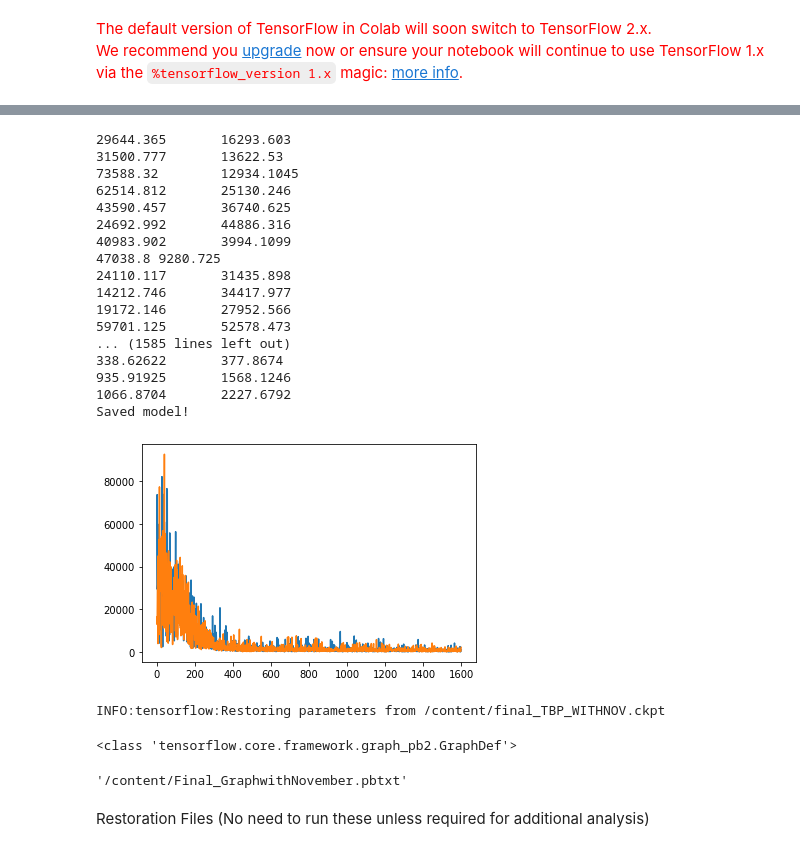
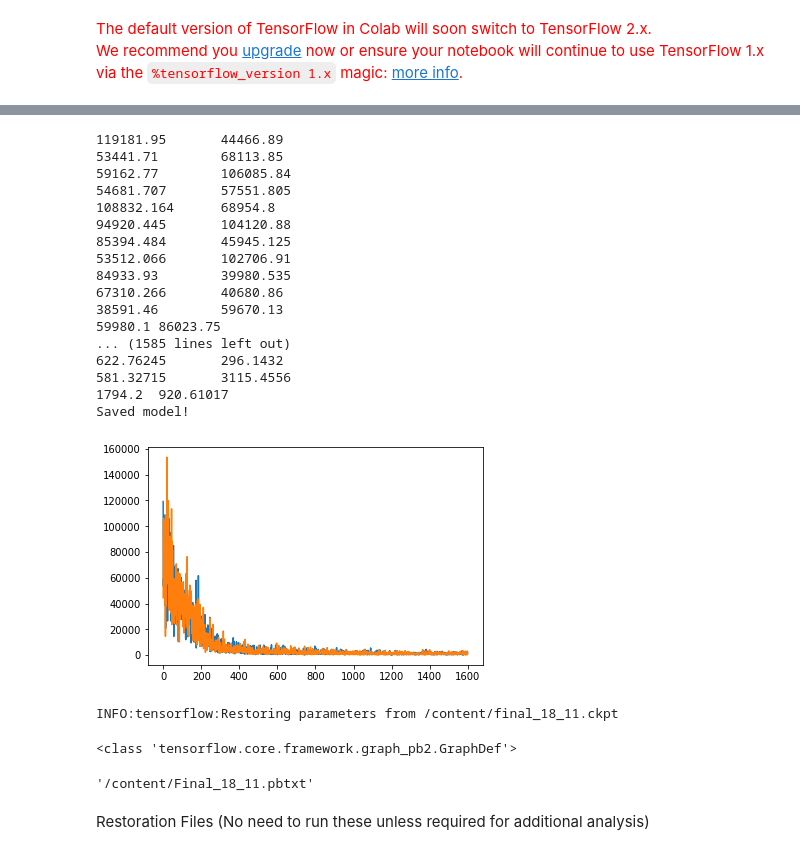
Before and after one commit to harshitadd/VisionAir, a Jupyter notebook: Model_WithoutKeras.ipynb, the cells around one changed output, grey strips where cells are left out. Cells and saved outputs as stored; diff of their text form; code cells hidden in the pictures.

```diff
--- a/Model_WithoutKeras.ipynb
+++ b/Model_WithoutKeras.ipynb
@@ -19,10 +19,10 @@ We recommend you upgrade now or ensure your notebook will continue to use Tensor
 # %%
 #FEATURES AND LABELS
 
-with open('/content/featuresFinal_withNOV.bin','rb') as file:
+with open('/content/features_18_11.bin','rb') as file:
   f = pickle.load(file)
 
-with open('/content/labelsFinal_withNOV.bin','rb') as file:
+with open('/content/labels_18_11.bin','rb') as file:
   l = pickle.load(file)
 # %%
 print(np.shape(f))
@@ -143,64 +143,64 @@ with tf.device('/device:CPU:0'):
 
         seed_val = random.choice(range(len(x_traint)))
         i_val = random.choice(range(len(x_traint)))
 
         b1_val.append(x_traint[seed_val])
         b2_val.append(x_traint[i_val])
         l1_val.append(y_traint[seed_val])
         l2_val.append(y_traint[i_val])
 
         x_batch_val = np.vstack((b1_val,b2_val))
         y_batch_val = np.vstack((l1_val,l2_val))
 
       ## TRAINING LOSS
       update_ops = tf.get_collection(tf.GraphKeys.UPDATE_OPS)
       z= sess.run([loss,op_train, update_ops], feed_dict = {x : x_batch, y: y_batch })
       train.append(z[0])
 
       ##VALIDATION LOSS
 
       z_val= sess.run([loss], feed_dict = {x : x_batch_val, y: y_batch_val })
       val.append(z_val[0])
 
       print(str(z[0]) + '\t' + str(z_val[0]))
 
     plt.plot(train)
     plt.plot(val)
-    save_path = save.save(sess, "/content/final_TBP_WITHNOV.ckpt")
+    save_path = save.save(sess, "/content/final_18_11.ckpt")
     print('Saved model!')
 # %% [output]
-29644.365       16293.603
-31500.777       13622.53
-73588.32        12934.1045
-62514.812       25130.246
-43590.457       36740.625
-24692.992       44886.316
-40983.902       3994.1099
-47038.8 9280.725
-24110.117       31435.898
-14212.746       34417.977
-19172.146       27952.566
-59701.125       52578.473
+119181.95       44466.89
+53441.71        68113.85
+59162.77        106085.84
+54681.707       57551.805
+108832.164      68954.8
+94920.445       104120.88
+85394.484       45945.125
+53512.066       102706.91
+84933.93        39980.535
+67310.266       40680.86
+38591.46        59670.13
+59980.1 86023.75
 ... (1585 lines left out)
-338.62622       377.8674
-935.91925       1568.1246
-1066.8704       2227.6792
+622.76245       296.1432
+581.32715       3115.4556
+1794.2  920.61017
 Saved model!
-[figure, old version]
+[figure, new version]
 # %%
 val = []
 
 with tf.Session() as sess:
 
     saver = tf.train.Saver()
-    saver.restore(sess, '/content/final_TBP_WITHNOV.ckpt')
+    saver.restore(sess, '/content/final_18_11.ckpt')
     val.append(sess.run('output',feed_dict={x : x_batch}))
 # %% [output]
-INFO:tensorflow:Restoring parameters from /content/final_TBP_WITHNOV.ckpt
+INFO:tensorflow:Restoring parameters from /content/final_18_11.ckpt
 # %%
 print(type(tf.get_default_graph().as_graph_def()))
-tf.io.write_graph(tf.get_default_graph().as_graph_def(), '/content/', 'Final_GraphwithNovember.pbtxt')
+tf.io.write_graph(tf.get_default_graph().as_graph_def(), '/content/', 'Final_18_11.pbtxt')
 # %% [output]
 <class 'tensorflow.core.framework.graph_pb2.GraphDef'>
-'/content/Final_GraphwithNovember.pbtxt'
+'/content/Final_18_11.pbtxt'
 # %%
```
Also changed, not shown: parts of 4 cells of this notebook.
